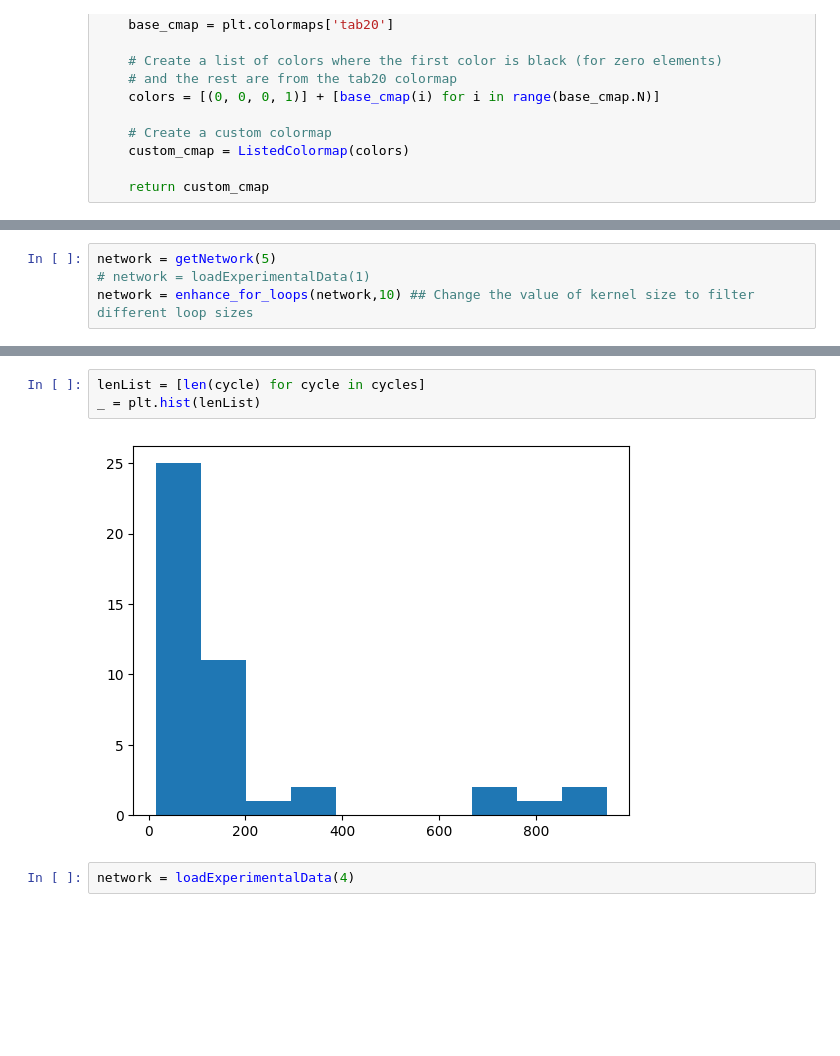
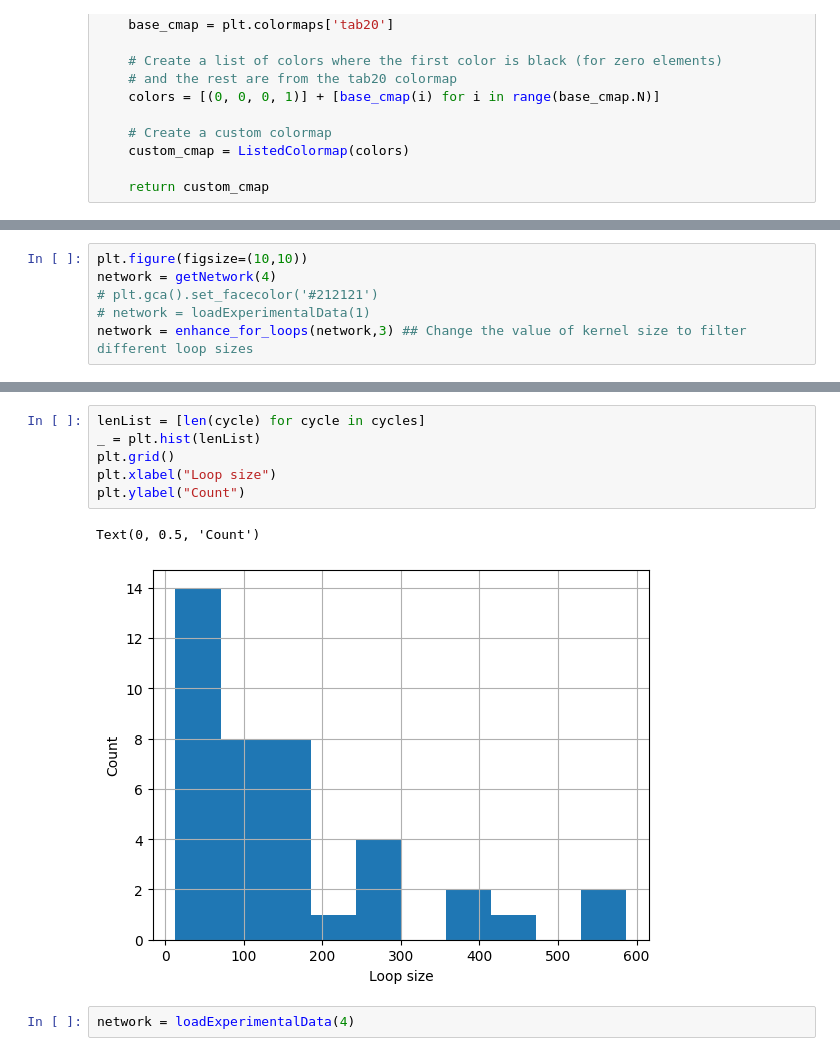
Before and after one commit to alifele/ProjectReport, a Jupyter notebook: Simulations (Shared Folder)/NeuronBranching_CanUcarPaper/NeuronBranchingExperiments.ipynb, the cells around one changed output, grey strips where cells are left out. Cells and saved outputs as stored; diff of their text form; blank space fills up the shorter version.

```diff
--- a/Simulations (Shared Folder)/NeuronBranching_CanUcarPaper/NeuronBranchingExperiments.ipynb
+++ b/Simulations (Shared Folder)/NeuronBranching_CanUcarPaper/NeuronBranchingExperiments.ipynb
@@ -255,5 +279,7 @@ def detectLoops(final_image, plot=True):
 # %%
-network = getNetwork(5)
+plt.figure(figsize=(10,10))
+network = getNetwork(4)
+# plt.gca().set_facecolor('#212121')
 # network = loadExperimentalData(1)
-network = enhance_for_loops(network,10) ## Change the value of kernel size to filter different loop sizes
+network = enhance_for_loops(network,3) ## Change the value of kernel size to filter different loop sizes
 # %% [output]
@@ -271,8 +298,12 @@ Detected 16 cycles in the image.
 # %%
 lenList = [len(cycle) for cycle in cycles]
 _ = plt.hist(lenList)
+plt.grid()
+plt.xlabel("Loop size")
+plt.ylabel("Count")
 # %% [output]
+Text(0, 0.5, 'Count')
-[figure, old version]
+[figure, new version]
 # %%
 network = loadExperimentalData(4)
 # %% [output]
```
Also changed, not shown: parts of 9 cells of this notebook, 14 other files.
